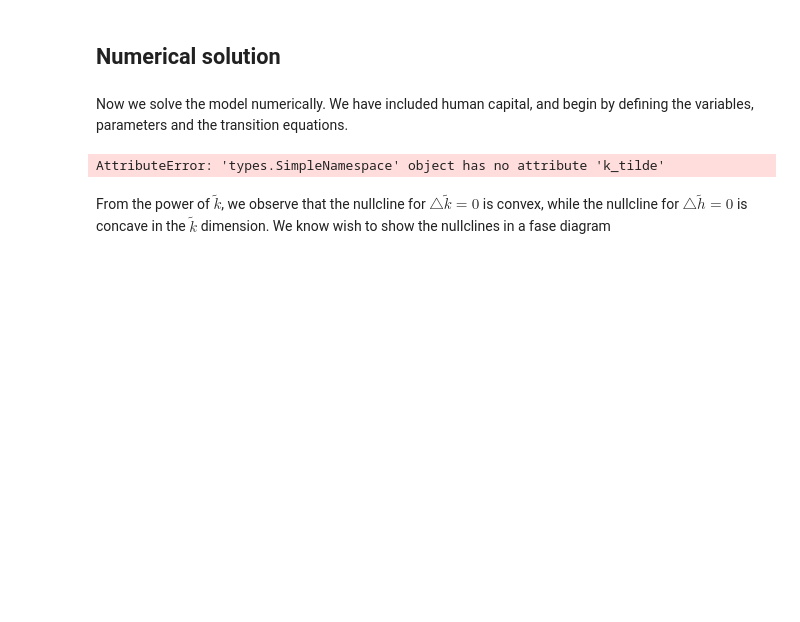
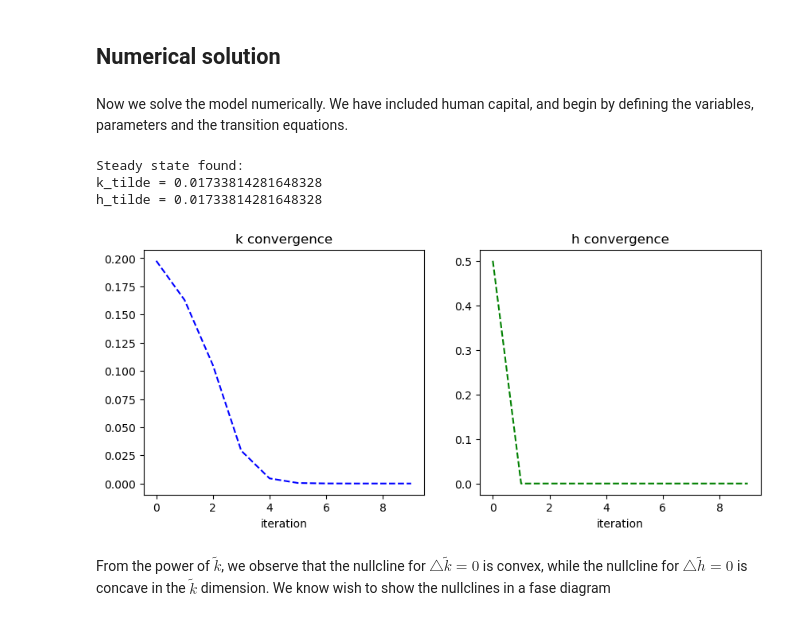
Before and after one commit to NumEconCopenhagen/projects-2023-n-m, a Jupyter notebook: modelproject/TESTmodelproject .ipynb, the cells around one changed output. Drawn from its saved outputs; the diff is of its cells as text; code cells hidden in the pictures; blank space fills up the shorter version.

```diff
--- a/modelproject/TESTmodelproject .ipynb
+++ b/modelproject/TESTmodelproject .ipynb
@@ -117,9 +134,15 @@ Simpy solve on the Solow model was unsuccessful. This is because in the Solow mo
 ## Numerical solution
 # %% [markdown]
 Now we solve the model numerically. We have included human capital, and begin by defining the variables, parameters and the transition equations.
-# %%
-k_tilde_ss_N = model.solve_numerical_ss()
-# %% [output]
-AttributeError: 'types.SimpleNamespace' object has no attribute 'k_tilde'
+# %%
+ss_k_h = model.solve_steady_state()
+# %% [output]
+Steady state found:
+k_tilde = 0.01733814281648328
+h_tilde = 0.01733814281648328
+# %%
+convergence_ss = model.convergence()
+# %% [output]
+[figure, added]
 # %% [markdown]
 From the power of $\tilde{k}$, we observe that the nullcline for $\triangle\tilde{k} = 0$ is convex, while the nullcline for $\triangle\tilde{h} = 0$ is concave in the $\tilde{k}$ dimension. We know wish to show the nullclines in a fase diagram
```
Also changed, not shown: parts of 5 cells of this notebook, 1 other file.
